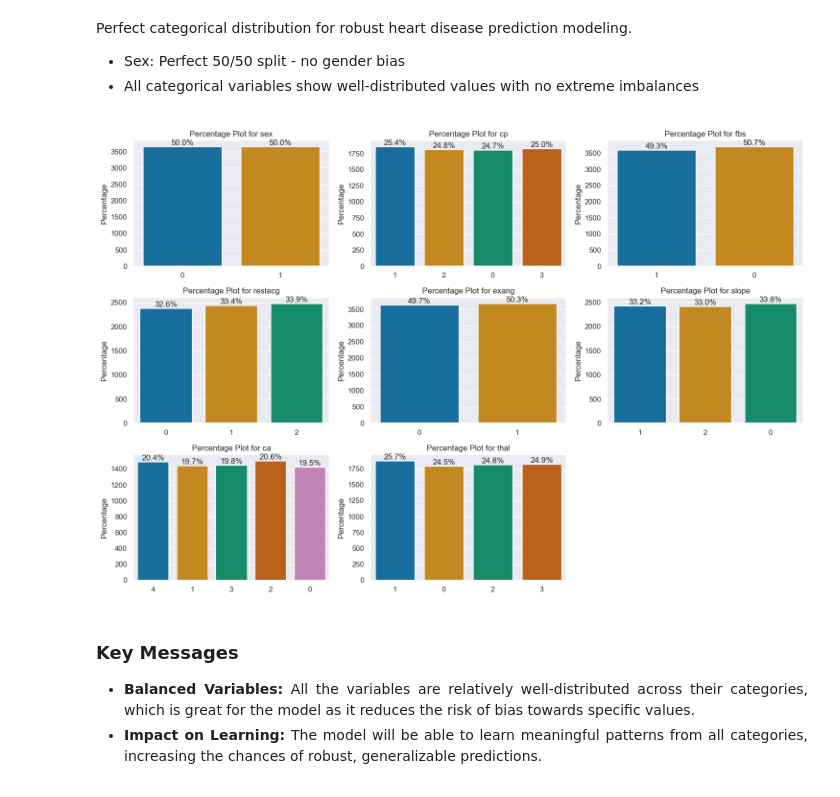
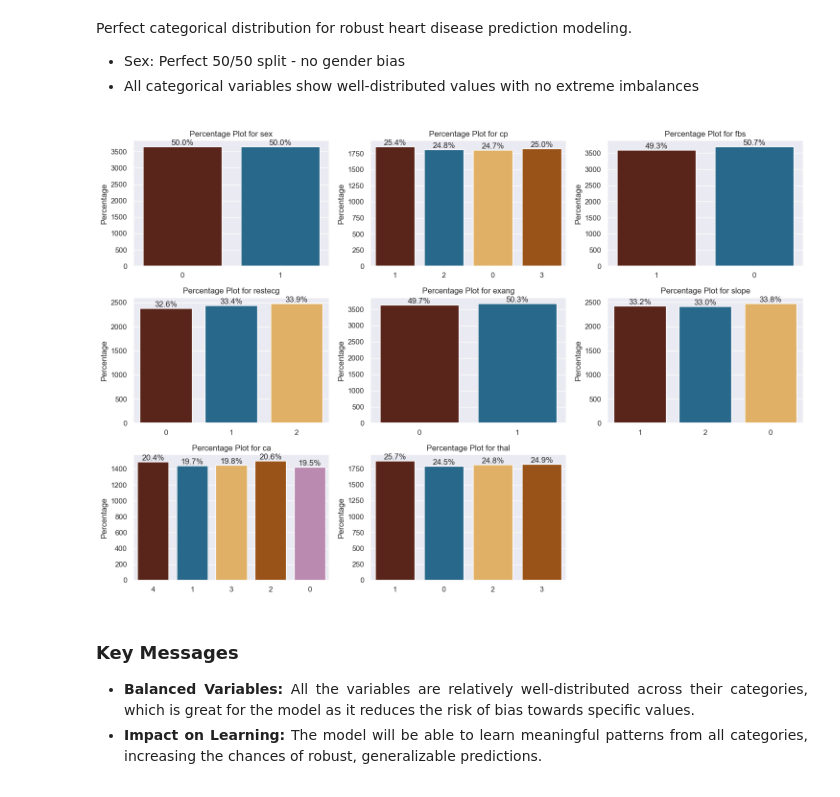
Before and after one commit to adescofaj/Heart-Disease-Prediction, a Jupyter notebook: heart_disease_prediction.ipynb, the cells around one changed output. Drawn from its saved outputs; the diff is of its cells as text; code cells hidden in the pictures.

```diff
--- a/heart_disease_prediction.ipynb
+++ b/heart_disease_prediction.ipynb
@@ -452,35 +439,35 @@ Perfect categorical distribution for robust heart disease prediction modeling.
 # Number of columns for the subplot grid
 n_cols = 3
 n_rows = (len(categorical_columns) + n_cols - 1) // n_cols  # Calculate the number of rows needed
 
 # Set up the matplotlib figure
 fig, axes = plt.subplots(n_rows, n_cols, figsize=(15, 10))
 axes = axes.flatten()  # Flatten the axes array to easily iterate over
 
 # Create a percentage plot for each column
 for i, col in enumerate(categorical_columns):
     total = len(df[col])  # Get the total number of rows for calculating percentages
-    ax = sns.countplot(data=df, x=col, hue=col, palette='colorblind', legend=False, ax=axes[i])
+    ax = sns.countplot(data=df, x=col, hue=col, palette=custom_colors, legend=False, ax=axes[i])
     axes[i].set_title(f"Percentage Plot for {col}")
     axes[i].set_xlabel('')
     axes[i].set_ylabel('Percentage')
 
     # Annotate percentages on bars
     for p in ax.patches:
         percentage = '{:.1f}%'.format(100 * p.get_height() / total)
         x = p.get_x() + p.get_width() / 2
         y = p.get_height()
         ax.annotate(percentage, (x, y), ha='center', va='bottom')
 
 # Remove any empty subplots
 for j in range(i + 1, len(axes)):
     fig.delaxes(axes[j])
 
 plt.tight_layout()
 
 plt.show()
 # %% [output]
-[figure, old version]
+[figure, new version]
 # %% [markdown]
 <style>
 @media (max-width: 1000px) {
```
Also changed, not shown: parts of 28 cells of this notebook.
